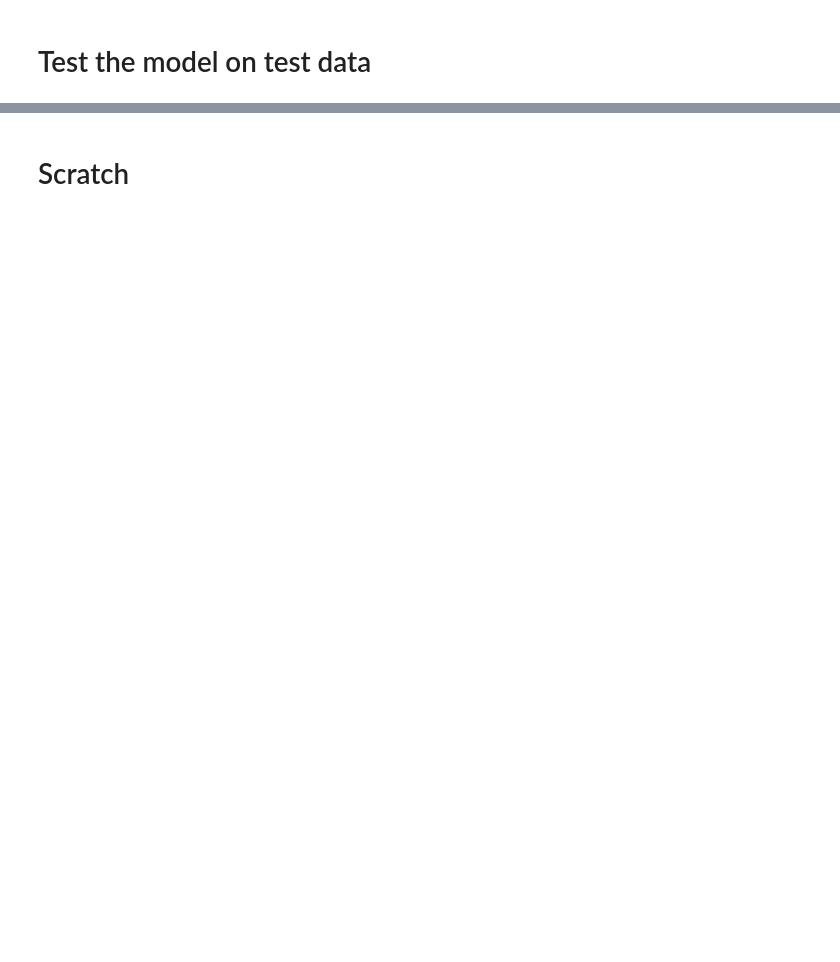
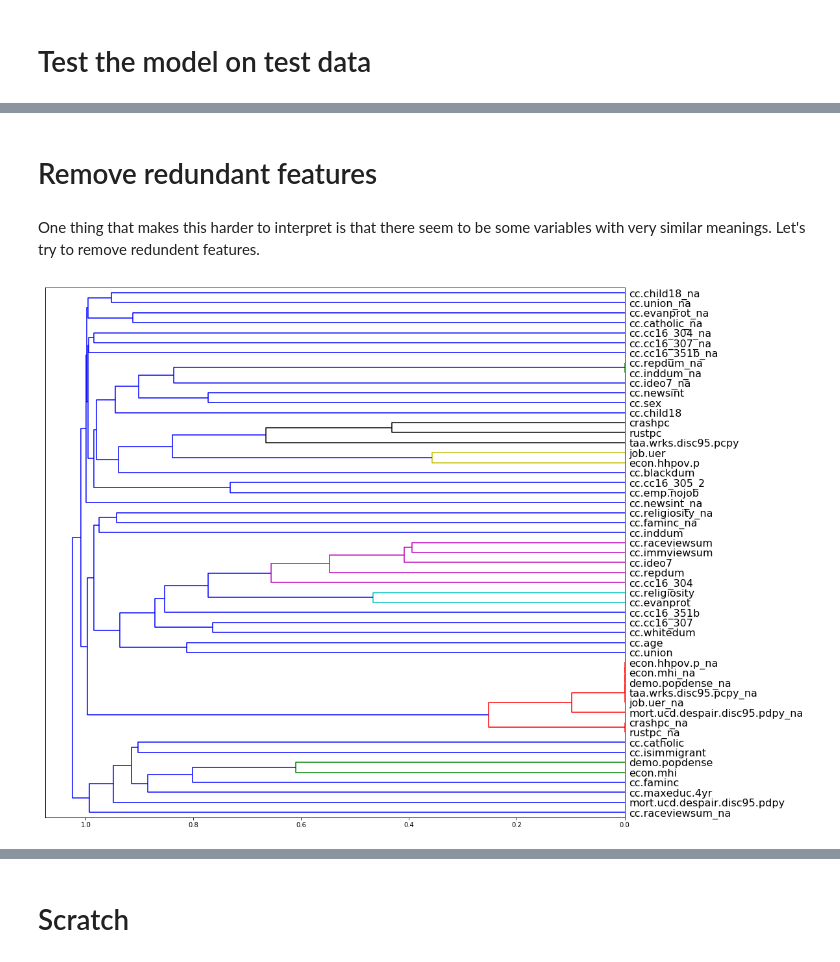
Before and after one commit to kperkins411/VoterAnalysis, a Jupyter notebook: VA_RandomForest.ipynb, the cells around one changed output, grey strips where cells are left out. Cells and saved outputs as stored; diff of their text form; code cells hidden in the pictures; blank space fills up the shorter version.

```diff
--- a/VA_RandomForest.ipynb
+++ b/VA_RandomForest.ipynb
@@ -54,6 +55,3 @@ with open('tmp/catcont.json') as f:
 
 # res_cont
 # res_cat
-# %%
-columns_dep_var = data1[2][0]
-columns_dep_var
@@ -61,0 +62,7 @@ columns_dep_var
+# %%
+#convert trumpgevote to long (otherwise fit fails)
+trn[columns_dep_var] = trn[columns_dep_var].astype('int64');
+tst[columns_dep_var] = tst[columns_dep_var].astype('int64');
+
+print(str(len(trn)))
+print(str(len(tst)))
@@ -219,0 +269,4 @@ This model is 92% accurate with no data tweaks
+# %% [markdown]
+# Remove redundant features
+# %% [markdown]
+One thing that makes this harder to interpret is that there seem to be some variables with very similar meanings. Let's try to remove redundent features.
@@ -219,0 +275,9 @@ This model is 92% accurate with no data tweaks
+# %%
+corr = np.round(scipy.stats.spearmanr(trn).correlation, 4)
+corr_condensed = hc.distance.squareform(1-corr)
+z = hc.linkage(corr_condensed, method='average')
+fig = plt.figure(figsize=(16,15))
+dendrogram = hc.dendrogram(z, labels=trn.columns, orientation='left', leaf_font_size=16)
+plt.show()
+# %% [output]
+[figure, added]
```
Also changed, not shown: parts of 58 cells of this notebook.
